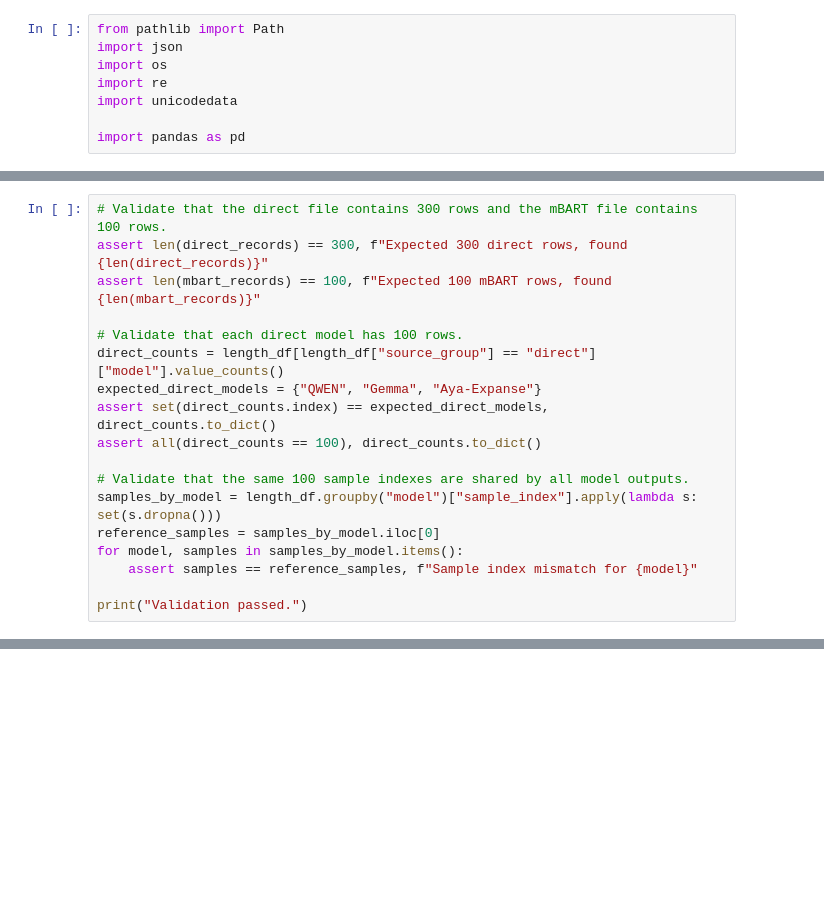
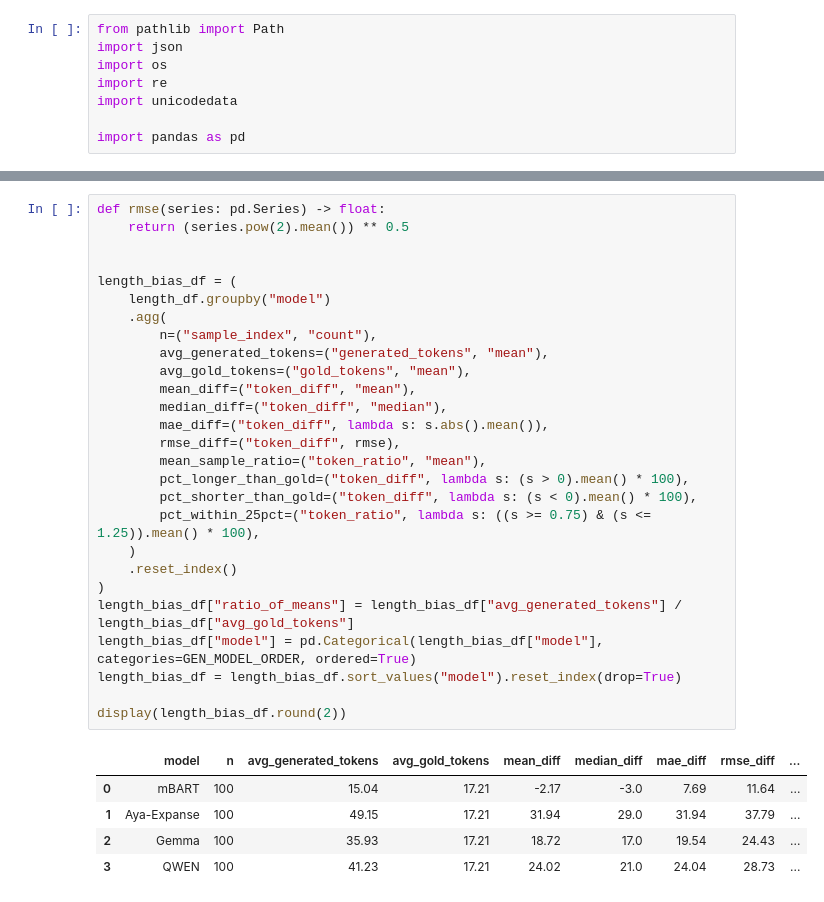
Before and after one commit to yunlee919/relational-grounding-dialogue-summarization, a Jupyter notebook: notebooks/evaluation/gold_length/generated_summary_gold_length_analysis.ipynb, the cells around one changed output, grey strips where cells are left out. Saved outputs shown, nothing was run; the diff lists cells and outputs as text; blank space fills up the shorter version.

```diff
--- a/notebooks/evaluation/gold_length/generated_summary_gold_length_analysis.ipynb
+++ b/notebooks/evaluation/gold_length/generated_summary_gold_length_analysis.ipynb
@@ -170,18 +16,0 @@ display(length_df["model"].value_counts().rename_axis("model").reset_index(name=
-# %%
-# Validate that the direct file contains 300 rows and the mBART file contains 100 rows.
-assert len(direct_records) == 300, f"Expected 300 direct rows, found {len(direct_records)}"
-assert len(mbart_records) == 100, f"Expected 100 mBART rows, found {len(mbart_records)}"
-
-# Validate that each direct model has 100 rows.
-direct_counts = length_df[length_df["source_group"] == "direct"]["model"].value_counts()
-expected_direct_models = {"QWEN", "Gemma", "Aya-Expanse"}
-assert set(direct_counts.index) == expected_direct_models, direct_counts.to_dict()
-assert all(direct_counts == 100), direct_counts.to_dict()
-
-# Validate that the same 100 sample indexes are shared by all model outputs.
-samples_by_model = length_df.groupby("model")["sample_index"].apply(lambda s: set(s.dropna()))
-reference_samples = samples_by_model.iloc[0]
-for model, samples in samples_by_model.items():
-    assert samples == reference_samples, f"Sample index mismatch for {model}"
-
-print("Validation passed.")
@@ -373,0 +245,33 @@ print("Saved:", wide_csv)
+# %%
+def rmse(series: pd.Series) -> float:
+    return (series.pow(2).mean()) ** 0.5
+
+
+length_bias_df = (
+    length_df.groupby("model")
+    .agg(
+        n=("sample_index", "count"),
+        avg_generated_tokens=("generated_tokens", "mean"),
+        avg_gold_tokens=("gold_tokens", "mean"),
+        mean_diff=("token_diff", "mean"),
+        median_diff=("token_diff", "median"),
+        mae_diff=("token_diff", lambda s: s.abs().mean()),
+        rmse_diff=("token_diff", rmse),
+        mean_sample_ratio=("token_ratio", "mean"),
+        pct_longer_than_gold=("token_diff", lambda s: (s > 0).mean() * 100),
+        pct_shorter_than_gold=("token_diff", lambda s: (s < 0).mean() * 100),
+        pct_within_25pct=("token_ratio", lambda s: ((s >= 0.75) & (s <= 1.25)).mean() * 100),
+    )
+    .reset_index()
+)
+length_bias_df["ratio_of_means"] = length_bias_df["avg_generated_tokens"] / length_bias_df["avg_gold_tokens"]
+length_bias_df["model"] = pd.Categorical(length_bias_df["model"], categories=GEN_MODEL_ORDER, ordered=True)
+length_bias_df = length_bias_df.sort_values("model").reset_index(drop=True)
+
+display(length_bias_df.round(2))
+# %% [output]
+|  | model | n | avg_generated_tokens | avg_gold_tokens | mean_diff | median_diff | mae_diff | rmse_diff | ... |
+| 0 | mBART | 100 | 15.04 | 17.21 | -2.17 | -3.0 | 7.69 | 11.64 | ... |
+| 1 | Aya-Expanse | 100 | 49.15 | 17.21 | 31.94 | 29.0 | 31.94 | 37.79 | ... |
+| 2 | Gemma | 100 | 35.93 | 17.21 | 18.72 | 17.0 | 19.54 | 24.43 | ... |
+| 3 | QWEN | 100 | 41.23 | 17.21 | 24.02 | 21.0 | 24.04 | 28.73 | ... |
```
Also changed, not shown: parts of 47 cells of this notebook.
